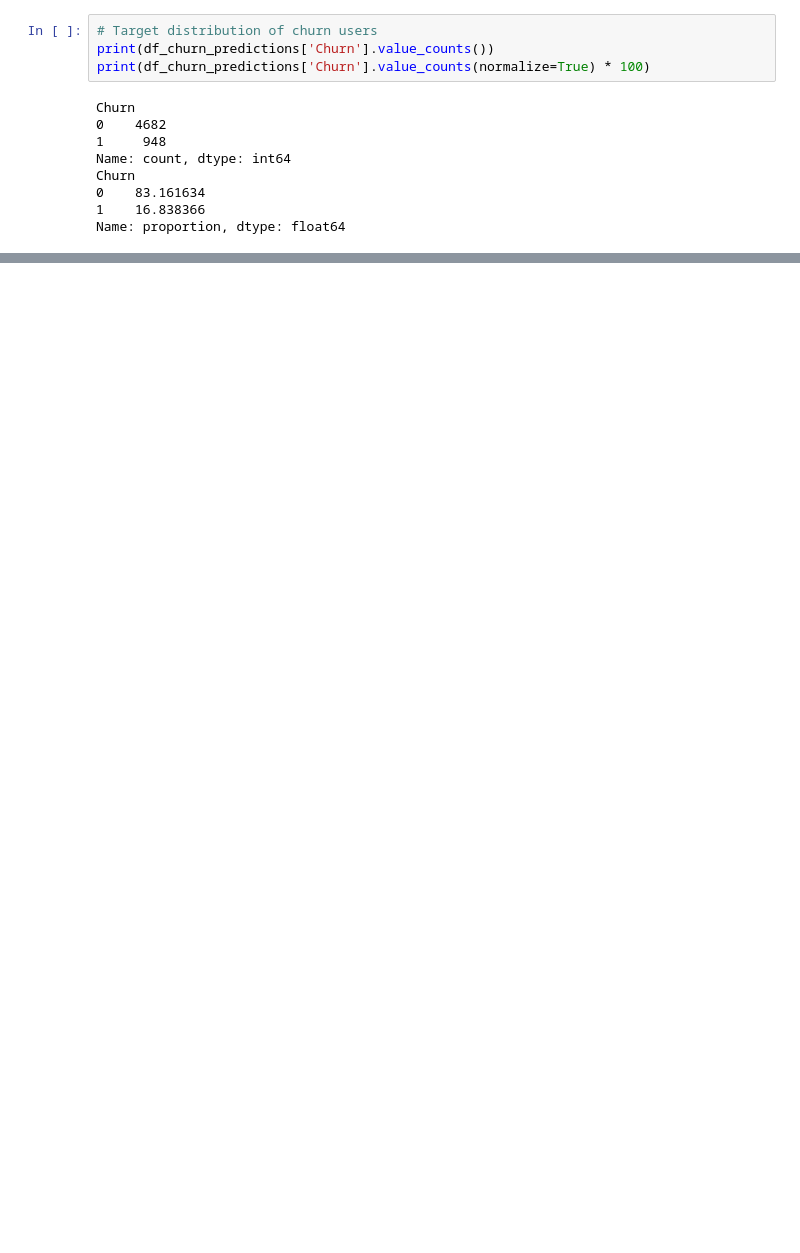
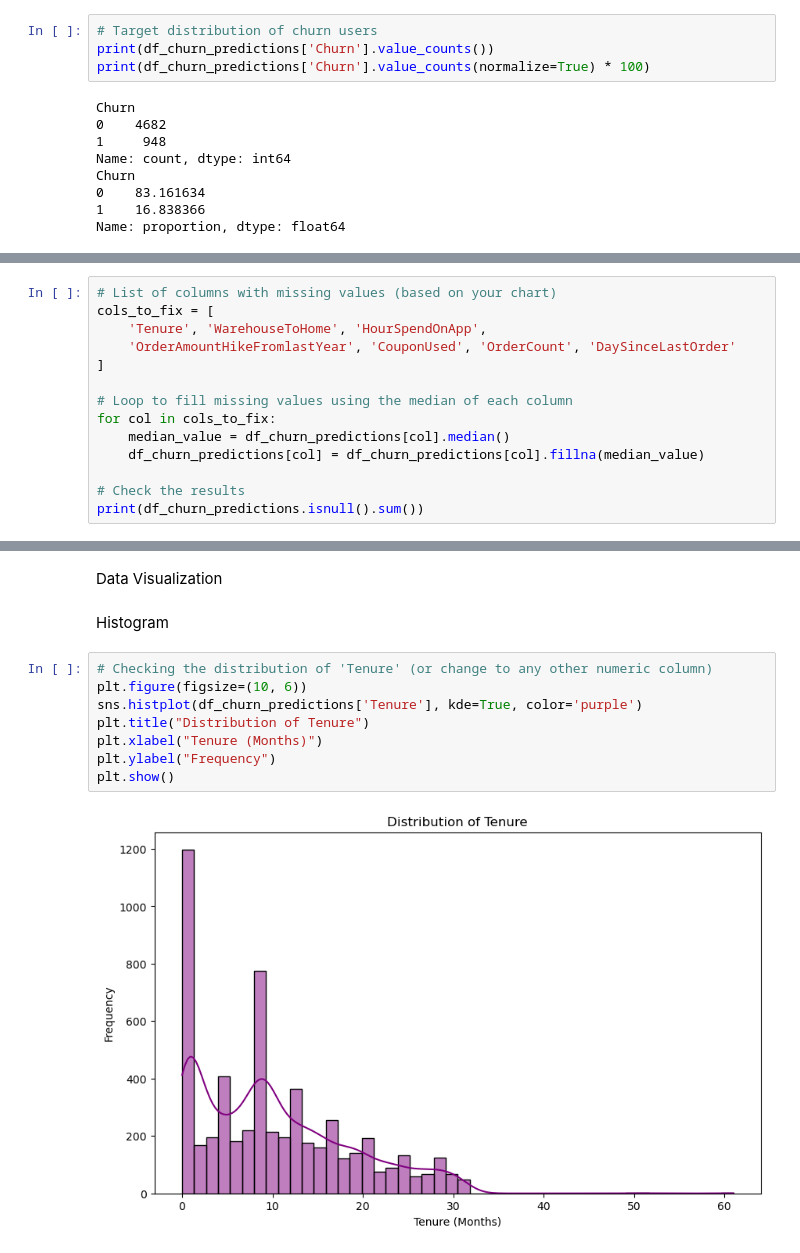
Before and after one commit to NgocPhuongThaoLe/Mini-project-1-EDA, a Jupyter notebook: 2. notebooks/churn_analysis.ipynb, the cells around one changed output, grey strips where cells are left out. Saved outputs shown, nothing was run; the diff lists cells and outputs as text; blank space fills up the shorter version.

```diff
--- a/2. notebooks/churn_analysis.ipynb
+++ b/2. notebooks/churn_analysis.ipynb
@@ -159,0 +209,14 @@ for col in cat_cols:
+# %%
+# List of columns with missing values (based on your chart)
+cols_to_fix = [
+    'Tenure', 'WarehouseToHome', 'HourSpendOnApp',
+    'OrderAmountHikeFromlastYear', 'CouponUsed', 'OrderCount', 'DaySinceLastOrder'
+]
+
+# Loop to fill missing values using the median of each column
+for col in cols_to_fix:
+    median_value = df_churn_predictions[col].median()
+    df_churn_predictions[col] = df_churn_predictions[col].fillna(median_value)
+
+# Check the results
+print(df_churn_predictions.isnull().sum())
@@ -161,0 +266,14 @@ for col in cat_cols:
+# %% [markdown]
+Data Visualization
+# %% [markdown]
+Histogram
+# %%
+# Checking the distribution of 'Tenure' (or change to any other numeric column)
+plt.figure(figsize=(10, 6))
+sns.histplot(df_churn_predictions['Tenure'], kde=True, color='purple')
+plt.title("Distribution of Tenure")
+plt.xlabel("Tenure (Months)")
+plt.ylabel("Frequency")
+plt.show()
+# %% [output]
+[figure, added]
```
Also changed, not shown: parts of 28 cells of this notebook, 2 other files.
